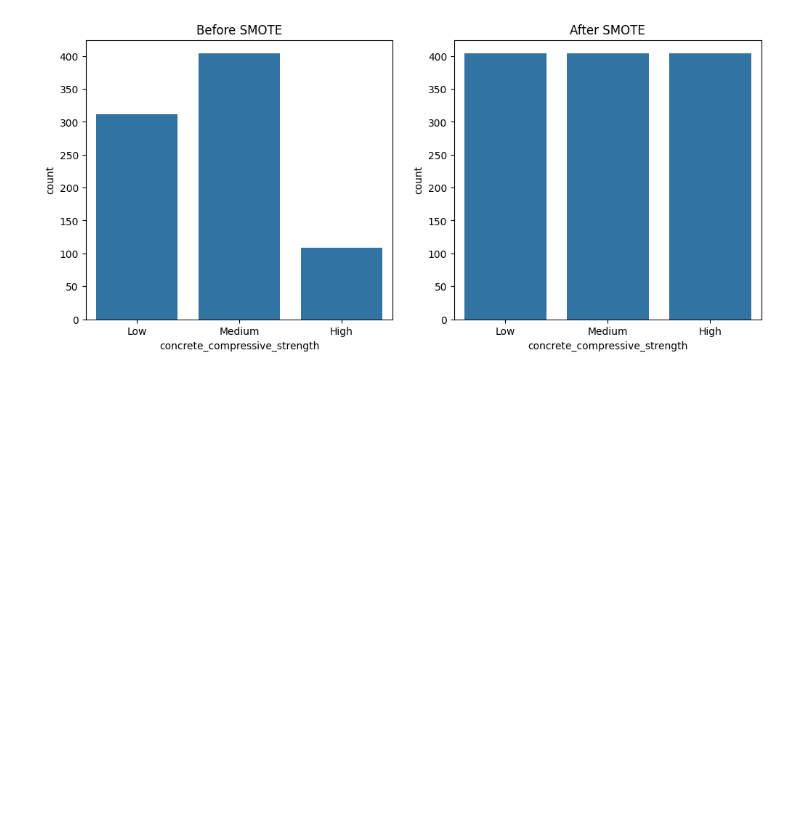
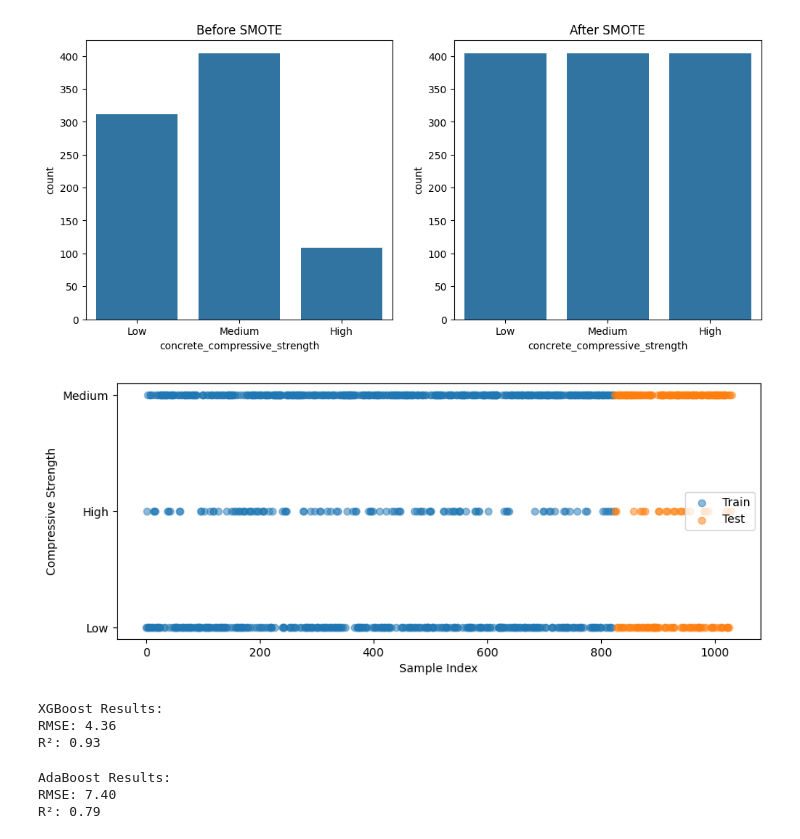
Before and after one commit to marwamajdoub/Compressive_Strength, a Jupyter notebook: code.ipynb, the cells around one changed output. Cells and saved outputs as stored; diff of their text form; code cells hidden in the pictures; blank space fills up the shorter version.

```diff
--- a/code.ipynb
+++ b/code.ipynb
@@ -291,3 +291,15 @@ plt.title("After SMOTE")
 plt.show()
 # %% [output]
 [figure]
+# %%
+import matplotlib.pyplot as plt
+
+plt.figure(figsize=(10, 4))
+plt.scatter(range(len(y_train)), y_train, alpha=0.5, label='Train')
+plt.scatter(range(len(y_train), len(y_train)+len(y_test)), y_test, alpha=0.5, label='Test')
+plt.xlabel("Sample Index")
+plt.ylabel("Compressive Strength")
+plt.legend()
+plt.show()
+# %% [output]
+[figure, added]
@@ -293,0 +322,51 @@ plt.show()
+# %%
+import pandas as pd
+from sklearn.model_selection import train_test_split
+from sklearn.metrics import mean_squared_error, r2_score
+import xgboost as xgb
+from sklearn.ensemble import AdaBoostRegressor
+import lightgbm as lgb
+
+# XGBoost model
+xgb_model = xgb.XGBRegressor(
+    n_estimators=200,
+    max_depth=5,
+    learning_rate=0.1,
+    subsample=0.8,
+    colsample_bytree=0.8,
+    random_state=42
+)
+
+xgb_model.fit(X_train, y_train)
+xgb_pred = xgb_model.predict(X_test)
+
+# Evaluation
+print("XGBoost Results:")
+print(f"RMSE: {np.sqrt(mean_squared_error(y_test, xgb_pred)):.2f}")
+print(f"R²: {r2_score(y_test, xgb_pred):.2f}")
+# %% [output]
+XGBoost Results:
+RMSE: 4.36
+R²: 0.93
+# %%
+from sklearn.tree import DecisionTreeRegressor
+
+# AdaBoost with Decision Tree base estimator
+ada_model = AdaBoostRegressor(
+    estimator=DecisionTreeRegressor(max_depth=4),
+    n_estimators=150,
+    learning_rate=0.1,
+    random_state=42
+)
+
+ada_model.fit(X_train, y_train)
+ada_pred = ada_model.predict(X_test)
+
+# Evaluation
+print("\nAdaBoost Results:")
+print(f"RMSE: {np.sqrt(mean_squared_error(y_test, ada_pred)):.2f}")
+print(f"R²: {r2_score(y_test, ada_pred):.2f}")
+# %% [output]
+AdaBoost Results:
+RMSE: 7.40
+R²: 0.79
```
Also changed, not shown: parts of 2 cells of this notebook.
